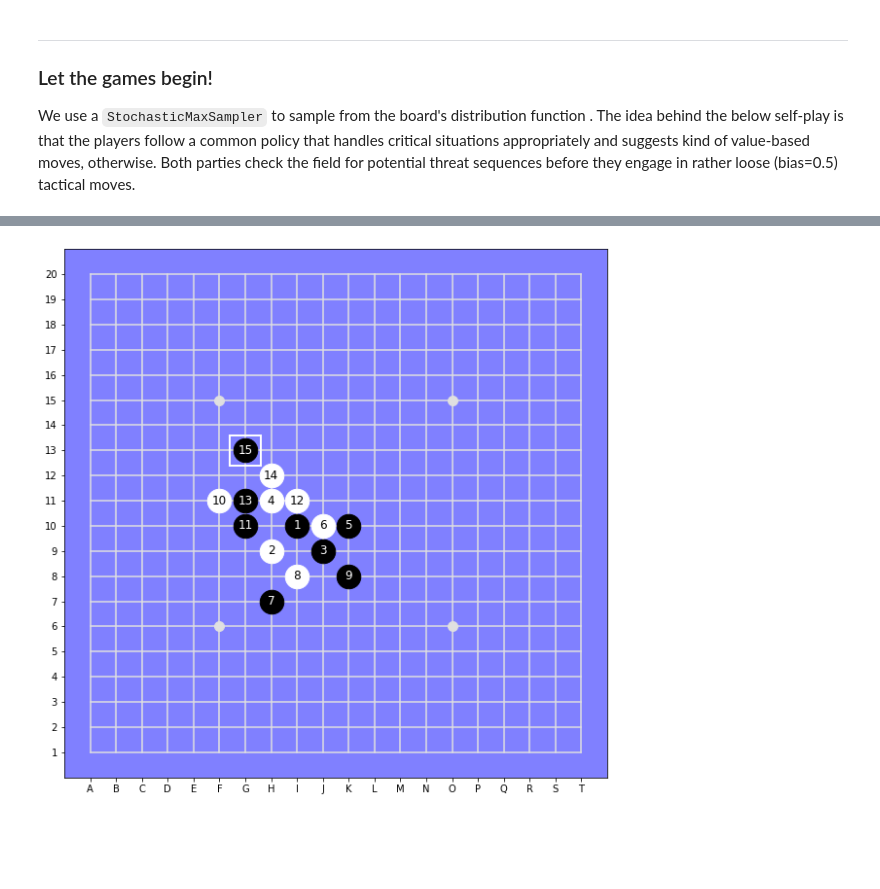
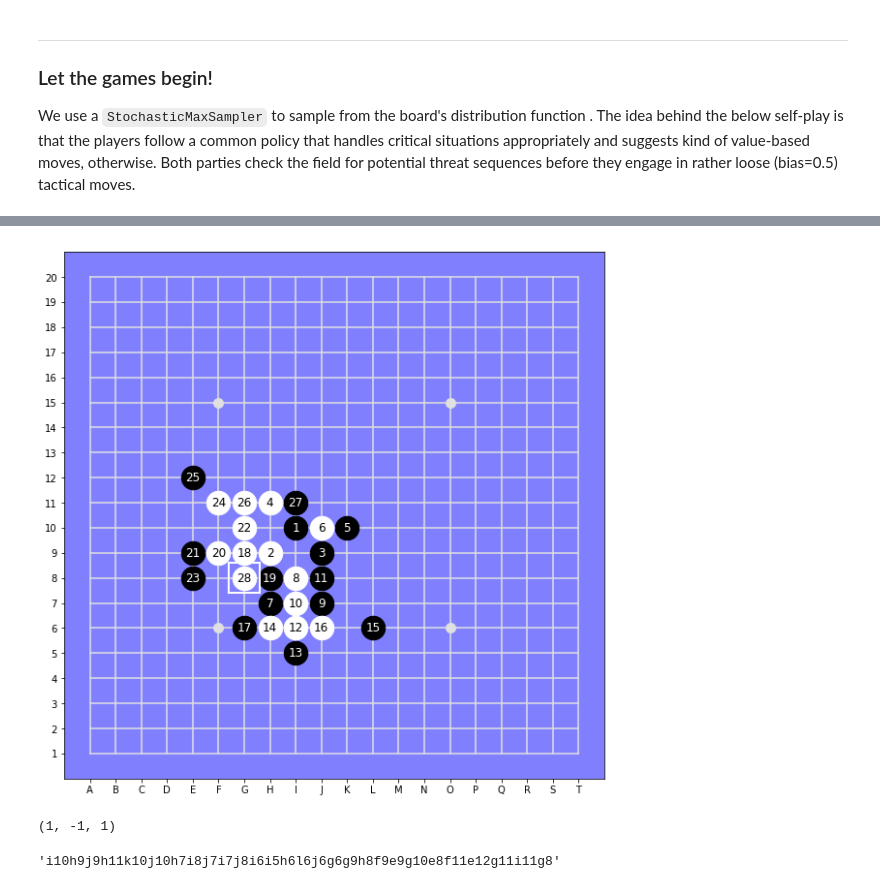
Before and after one commit to smurve/DeepGomoku, a Jupyter notebook: ProbabilisticPolicy.ipynb, the cells around one changed output, grey strips where cells are left out. Drawn from its saved outputs; the diff is of its cells as text; code cells hidden in the pictures; blank space fills up the shorter version.

```diff
--- a/ProbabilisticPolicy.ipynb
+++ b/ProbabilisticPolicy.ipynb
@@ -70,13 +70,13 @@ p = HeuristicGomokuPolicy(style = 2, bias=.5, topn=5,
 board.set(I,10).set(H,9).set(J,9).set(H,11).set(K,10).set(J,10);
 ts = ThreatSearch(max_depth=4, max_width=5)
 # %%
-def play(N):
+def play(board, p, N, ts):
     colors = ['Black', 'White']
     for i in range(N):
         moves, won = ts.is_tseq_won(board)
         if won:
             x, y = moves[0]
-            print ("Thread sequence: %s: " % moves)
+            #print ("Thread sequence: %s: " % moves)
         else:
             probas = p.probas(board, 2)
             sampler = StochasticMaxSampler(np.ndenumerate(probas), bias=0.5, topn=5)
@@ -91,6 +91,6 @@ def play(N):
         elif status == -1:
             print("%s lost." % colors[1 - board.current_color])
             break
-%time play(40)
+%time play(board, p, 40, ts)
 board.display()
 # %% [output]
@@ -103 +100,12 @@ Wall time: 8.65 s
-[figure, old version]
+[figure, new version]
+# %%
+colors = ['Black', 'White']
+status = board.game_state()
+winner = int((status+1)/2) ^ board.current_color # wanna check the boolean table?
+board.current_color, status, winner
+# %% [output]
+(1, -1, 1)
+# %%
+gt.stones_to_string(board.stones)
+# %% [output]
+'i10h9j9h11k10j10h7i8j7i7j8i6i5h6l6j6g6g9h8f9e9g10e8f11e12g11i11g8'
```
Also changed, not shown: parts of 9 cells of this notebook, 10 other files.
